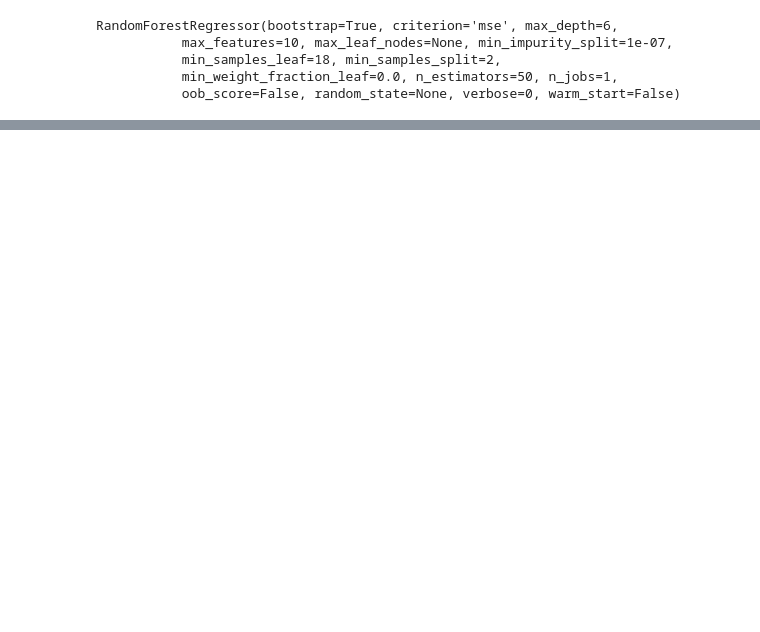
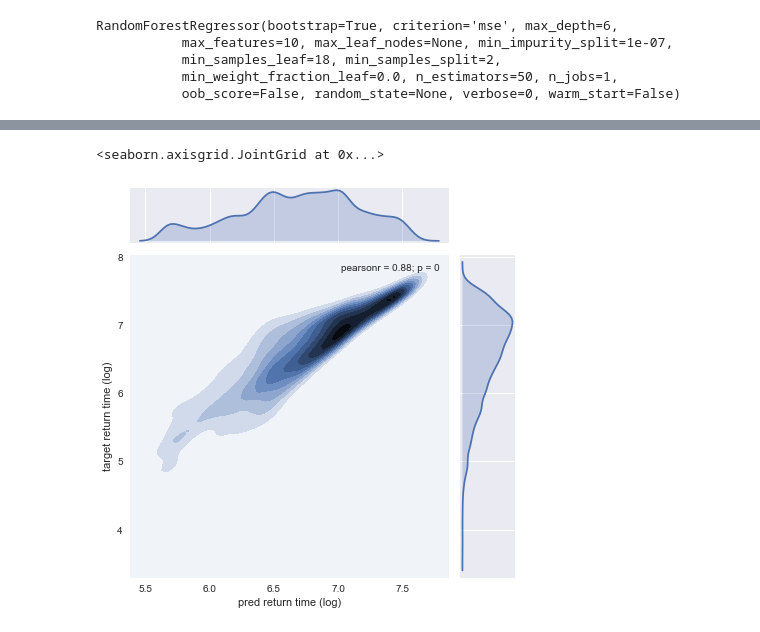
Before and after one commit to grobgl/rnnsm, a Jupyter notebook: code/experiments/random-forest.ipynb, the cells around one changed output, grey strips where cells are left out. Saved outputs shown, nothing was run; the diff lists cells and outputs as text; code cells hidden in the pictures; blank space fills up the shorter version.

```diff
--- a/code/experiments/random-forest.ipynb
+++ b/code/experiments/random-forest.ipynb
@@ -130,0 +103,6 @@ plt.hist(y_pred - y_test)
+# %%
+grid = sns.jointplot(np.log10(y_pred), np.log10(y_test), kind="kde")
+grid.set_axis_labels("pred return time (log)", "target return time (log)")
+# %% [output]
+<seaborn.axisgrid.JointGrid at 0x...>
+[figure, added]
```
Also changed, not shown: parts of 15 cells of this notebook, 4 other files.
